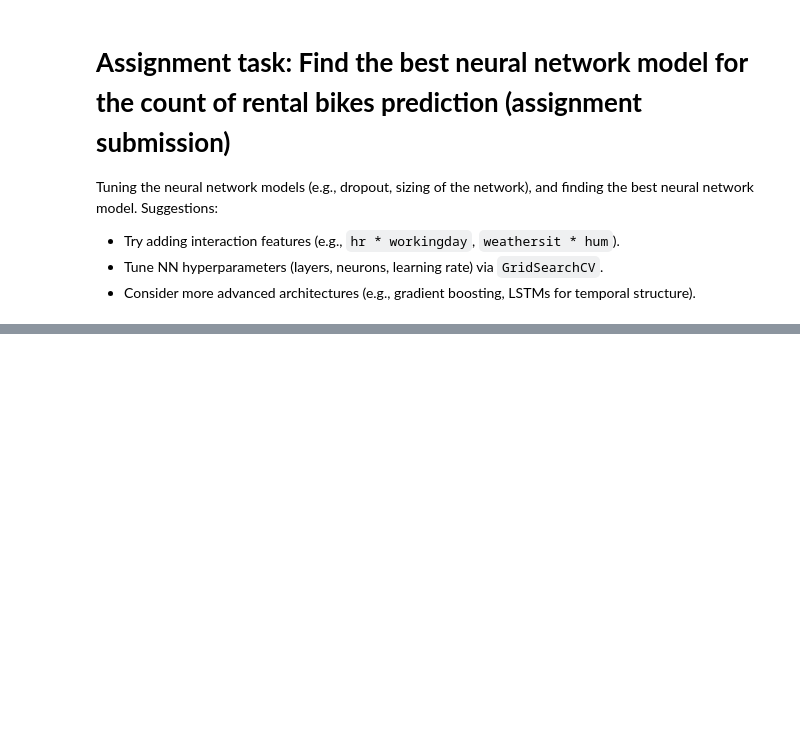
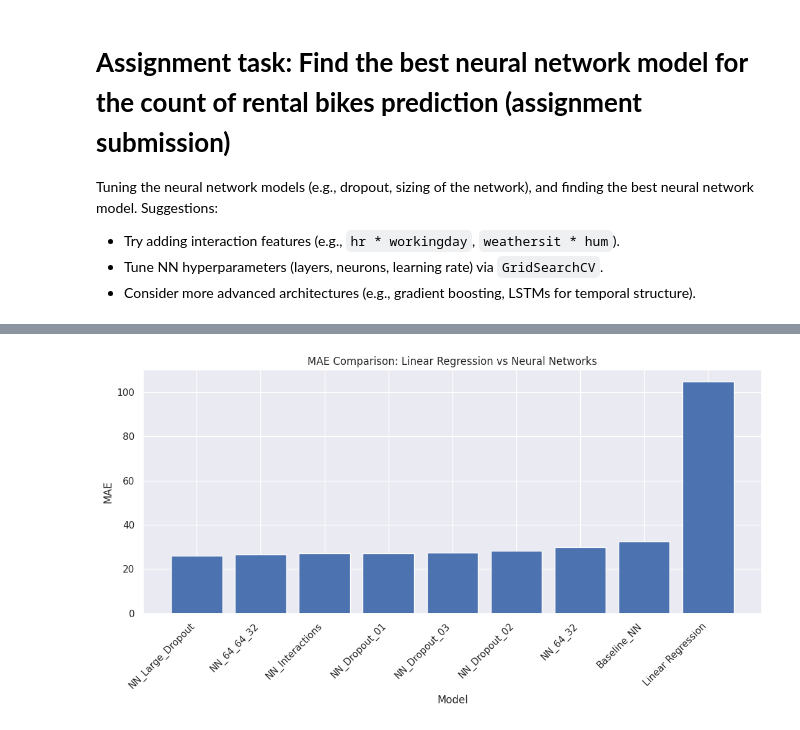
Before and after one commit to felwern/AI_course_exercises, a Jupyter notebook: Exercise_7_Neural_networks/Exercise7_Neural_Networks_2.ipynb, the cells around one changed output, grey strips where cells are left out. Drawn from its saved outputs; the diff is of its cells as text; code cells hidden in the pictures; blank space fills up the shorter version.

```diff
--- a/Exercise_7_Neural_networks/Exercise7_Neural_Networks_2.ipynb
+++ b/Exercise_7_Neural_networks/Exercise7_Neural_Networks_2.ipynb
@@ -450,0 +1063,26 @@ Tuning the neural network models (e.g., dropout, sizing of the network), and fin
+# %%
+comparison_mae = all_results.sort_values(
+    by='MAE',
+    ascending=True
+)
+
+plt.figure(figsize=(11, 6))
+
+plt.bar(
+    comparison_mae['Model'],
+    comparison_mae['MAE']
+)
+
+plt.ylabel('MAE')
+plt.xlabel('Model')
+plt.title('MAE Comparison: Linear Regression vs Neural Networks')
+
+plt.xticks(
+    rotation=45,
+    ha='right'
+)
+
+plt.tight_layout()
+plt.show()
+# %% [output]
+[figure, added]
```
Also changed, not shown: parts of 34 cells of this notebook.
